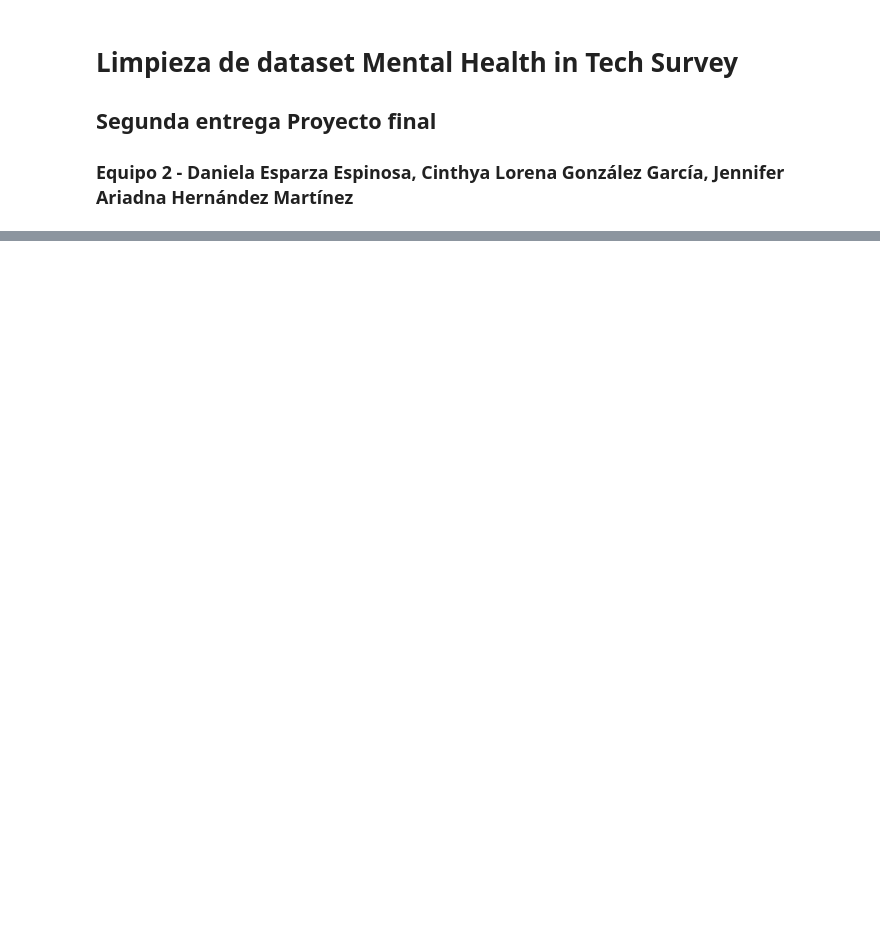
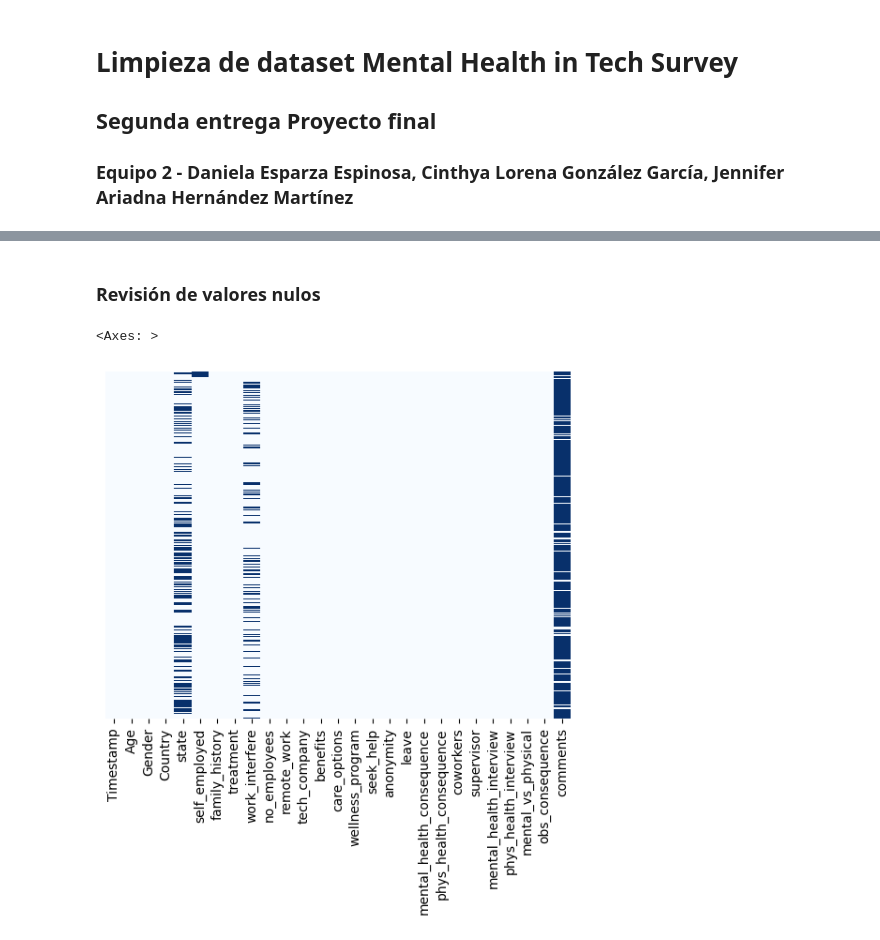
Before and after one commit to desparza13/MentalHealth_ML, a Jupyter notebook: Limpieza Dataset Mental Health - Equipo 2.ipynb, the cells around one changed output, grey strips where cells are left out. Drawn from its saved outputs; the diff is of its cells as text; code cells hidden in the pictures; blank space fills up the shorter version.

Commit message:
Avance limpieza de datos

```diff
--- a/Limpieza Dataset Mental Health - Equipo 2.ipynb
+++ b/Limpieza Dataset Mental Health - Equipo 2.ipynb
@@ -48,0 +106,10 @@ df
+# %%
+#Reemplazar las columnas 'family_history', 'treatment', 'remote_work', 'tech_company' y 'obs_consequence' por enteros para poder visualizar los datos
+df['family_history'] = df['family_history'].apply(lambda x: 1 if x == 'Yes' else 0)
+df['treatment'] = df['treatment'].apply(lambda x: 1 if x == 'Yes' else 0)
+df['remote_work'] = df['remote_work'].apply(lambda x: 1 if x == 'Yes' else 0)
+df['tech_company'] = df['tech_company'].apply(lambda x: 1 if x == 'Yes' else 0)
+df['obs_consequence'] = df['obs_consequence'].apply(lambda x: 1 if x == 'Yes' else 0)
+
+#Ver el cambio
+df[['family_history','treatment','remote_work', 'tech_company', 'obs_consequence']]
@@ -48,0 +130,8 @@ df
+# %% [markdown]
+### Revisión de valores nulos
+# %%
+#Revisar si faltan datos
+sns.heatmap(df.isnull(), yticklabels = False, cbar = False, cmap = 'Blues')
+# %% [output]
+<Axes: >
+[figure, added]
```
Also changed, not shown: parts of 14 cells of this notebook.
